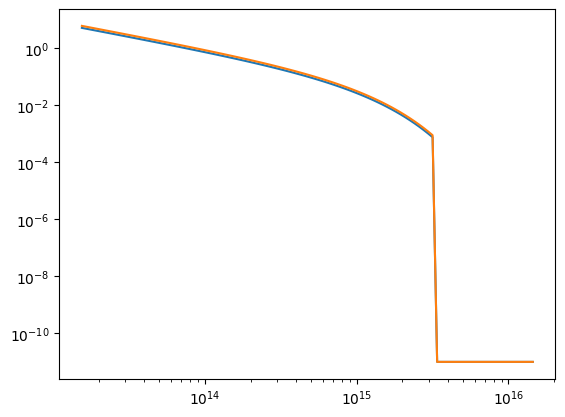
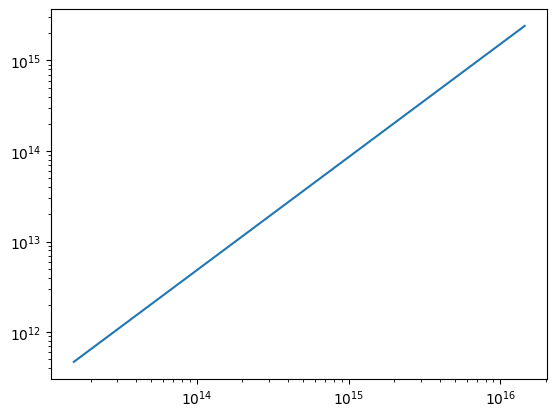
Code edit (unified diff) that turned the first committed figure into the second:
--- before
+++ after
@@ -1,2 +1,2 @@
 plt.figure()
-plt.loglog(sim.grid.r,sim.dust.Sigma)
+plt.loglog(sim.grid.r,sim.gas.Hp)

Commit: first alsmost running programm it does the 1. step but there is something wierd with the outer disk boundary  gives a huge spike -> check the jacobian constructor again